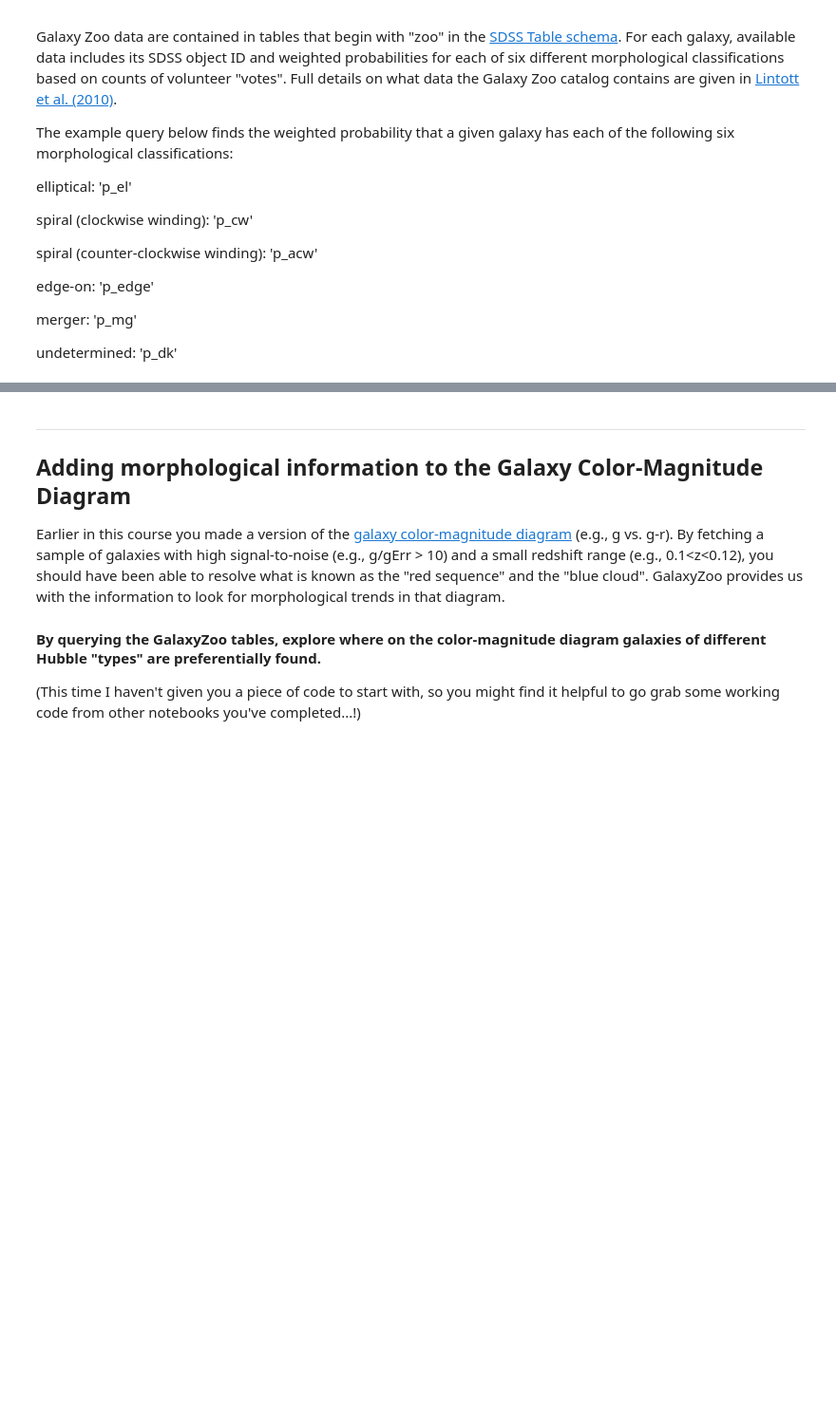
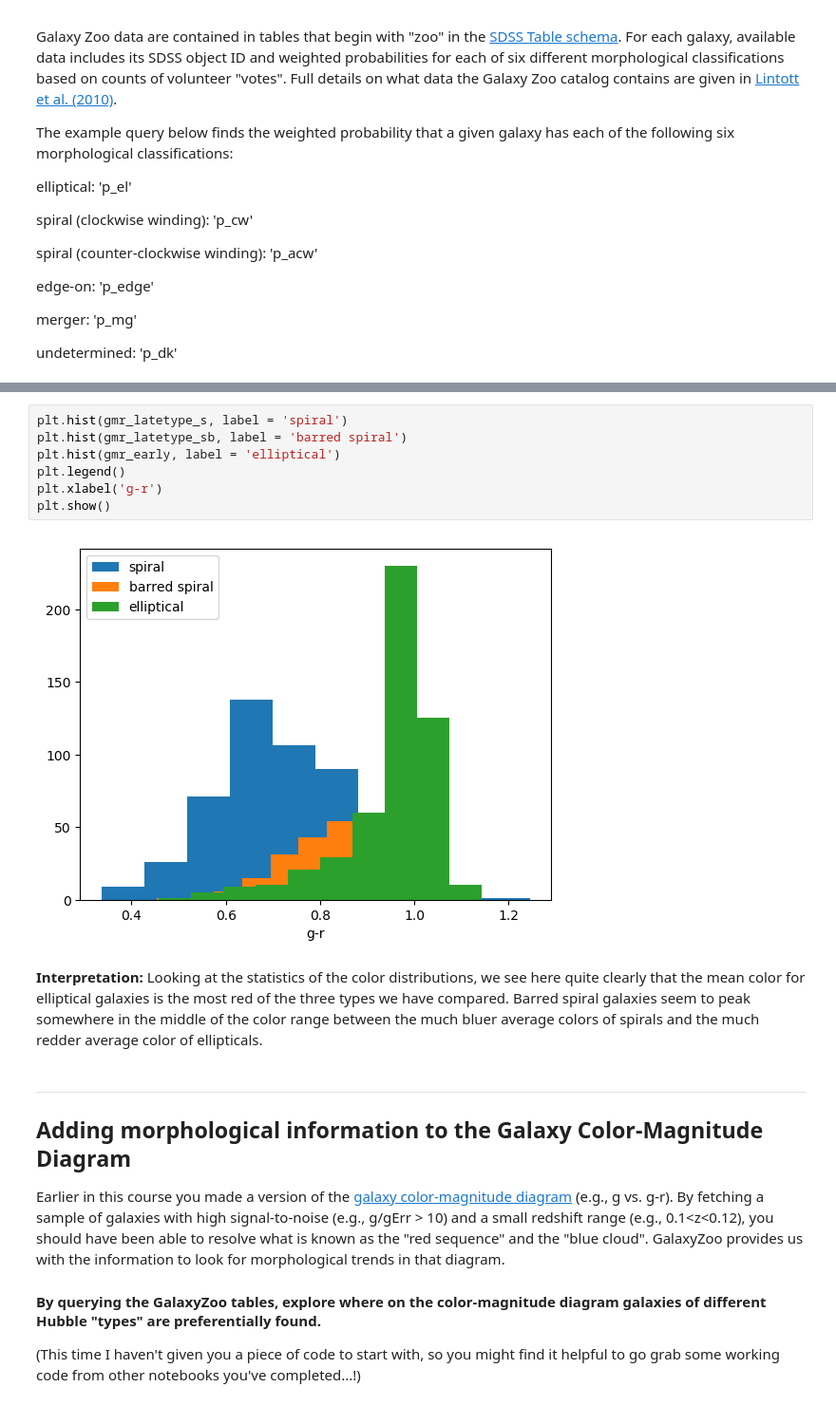
Before and after one commit to brittlundgren/ASTR420, a Jupyter notebook: HW_tutorial_4_soln.ipynb, the cells around one changed output, grey strips where cells are left out. Shown at 95% size. Drawn from its saved outputs; the diff is of its cells as text; blank space fills up the shorter version.

```diff
--- a/HW_tutorial_4_soln.ipynb
+++ b/HW_tutorial_4_soln.ipynb
@@ -177,3 +201,14 @@ Ellipticals: 0.99
+# %%
+plt.hist(gmr_latetype_s, label = 'spiral')
+plt.hist(gmr_latetype_sb, label = 'barred spiral')
+plt.hist(gmr_early, label = 'elliptical')
+plt.legend()
+plt.xlabel('g-r')
+plt.show()
+# %% [output]
+[figure, added]
+# %% [markdown]
+**Interpretation:** Looking at the statistics of the color distributions, we see here quite clearly that the mean color for elliptical galaxies is the most red of the three types we have compared.  Barred spiral galaxies seem to peak somewhere in the middle of the color range between the much bluer average colors of spirals and the much redder average color of ellipticals.
 # %% [markdown]
 ----------------------
 ## Adding morphological information to the Galaxy Color-Magnitude Diagram
```
Also changed, not shown: parts of 20 cells of this notebook.
